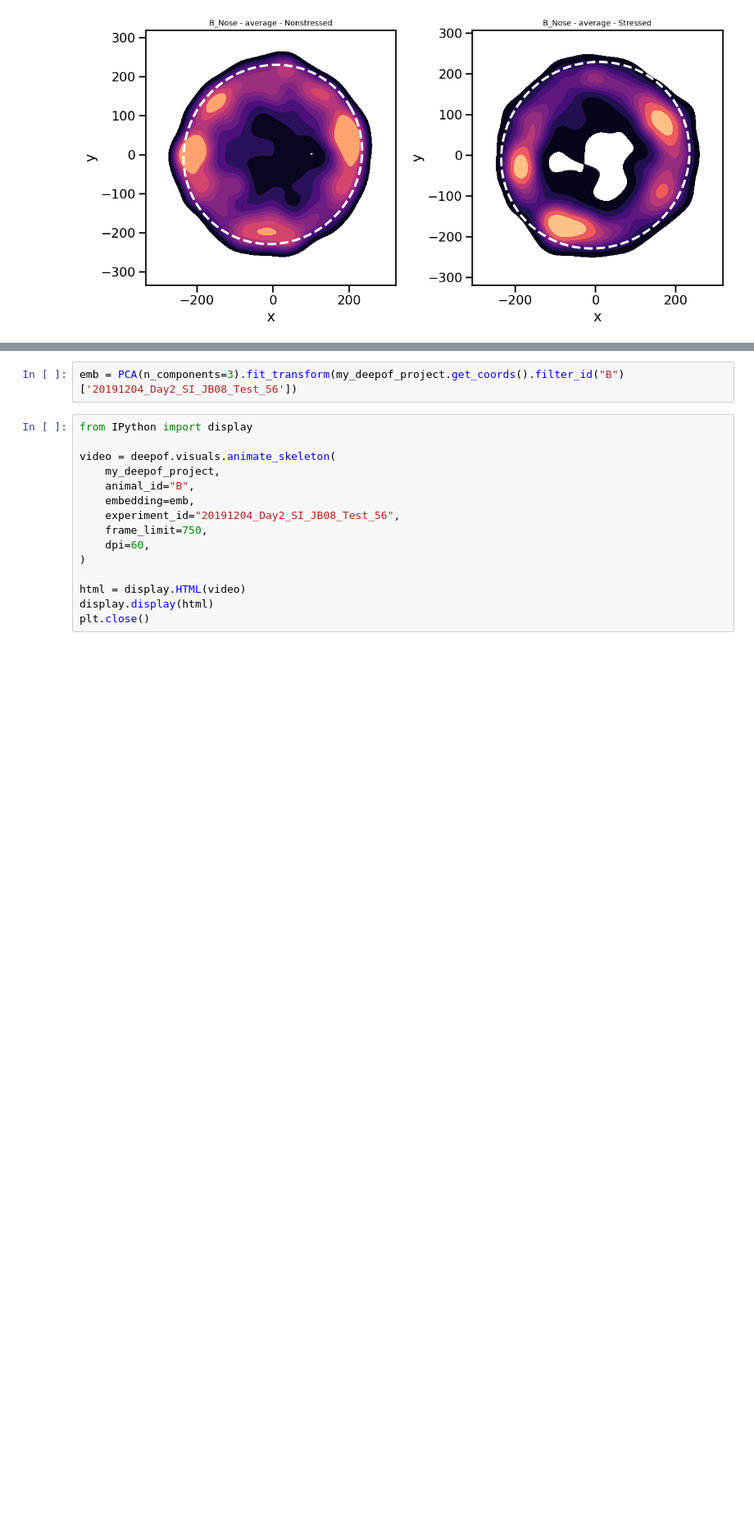
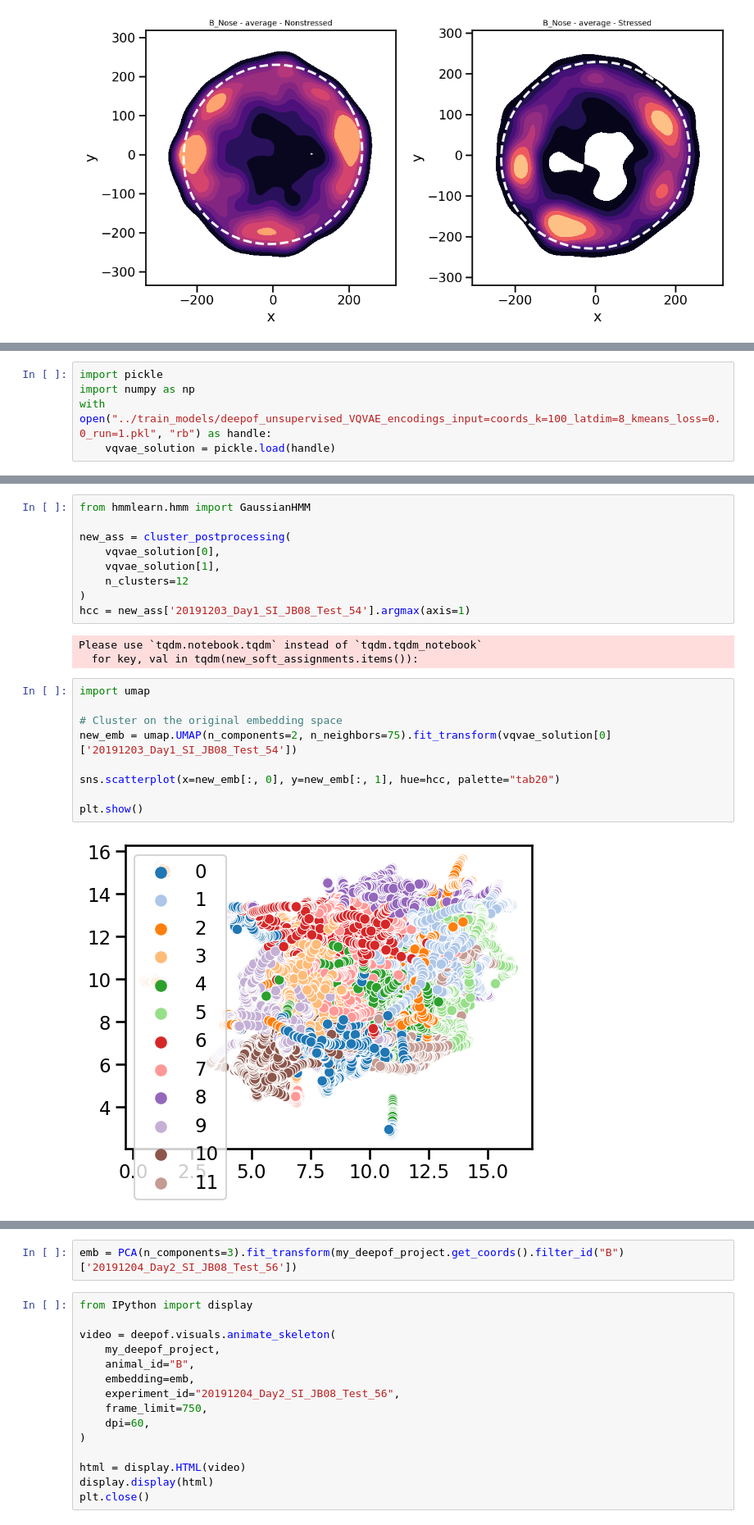
Before and after one commit to mlfpm/deepof, a Jupyter notebook: docs/source/tutorial_notebooks/deepof_preprocessing_tutorial.ipynb, the cells around one changed output, grey strips where cells are left out. Shown at 82% size. Saved outputs shown, nothing was run; the diff lists cells and outputs as text; blank space fills up the shorter version.

Commit message:
Updated visualizations

```diff
--- a/docs/source/tutorial_notebooks/deepof_preprocessing_tutorial.ipynb
+++ b/docs/source/tutorial_notebooks/deepof_preprocessing_tutorial.ipynb
@@ -133,0 +77,5 @@ plt.show()
+# %%
+import pickle
+import numpy as np
+with open("../train_models/deepof_unsupervised_VQVAE_encodings_input=coords_k=100_latdim=8_kmeans_loss=0.0_run=1.pkl", "rb") as handle:
+    vqvae_solution = pickle.load(handle)
@@ -133,0 +185,23 @@ plt.show()
+# %%
+from hmmlearn.hmm import GaussianHMM
+
+new_ass = cluster_postprocessing(
+    vqvae_solution[0],
+    vqvae_solution[1],
+    n_clusters=12
+)
+hcc = new_ass['20191203_Day1_SI_JB08_Test_54'].argmax(axis=1)
+# %% [output]
+Please use `tqdm.notebook.tqdm` instead of `tqdm.tqdm_notebook`
+  for key, val in tqdm(new_soft_assignments.items()):
+# %%
+import umap
+
+# Cluster on the original embedding space
+new_emb = umap.UMAP(n_components=2, n_neighbors=75).fit_transform(vqvae_solution[0]['20191203_Day1_SI_JB08_Test_54'])
+
+sns.scatterplot(x=new_emb[:, 0], y=new_emb[:, 1], hue=hcc, palette="tab20")
+
+plt.show()
+# %% [output]
+[figure, added]
```
Also changed, not shown: parts of 17 cells of this notebook, 6 other files.
